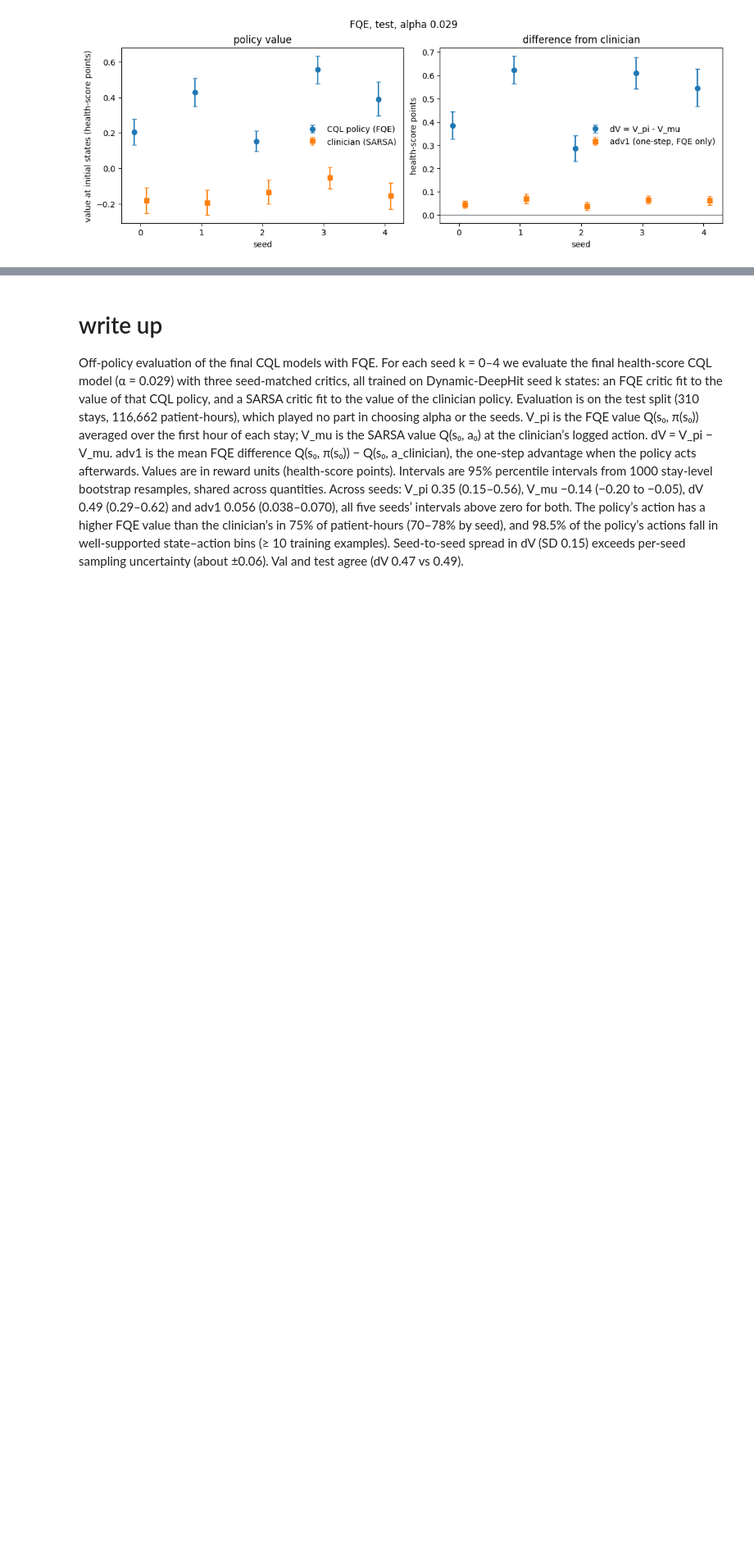
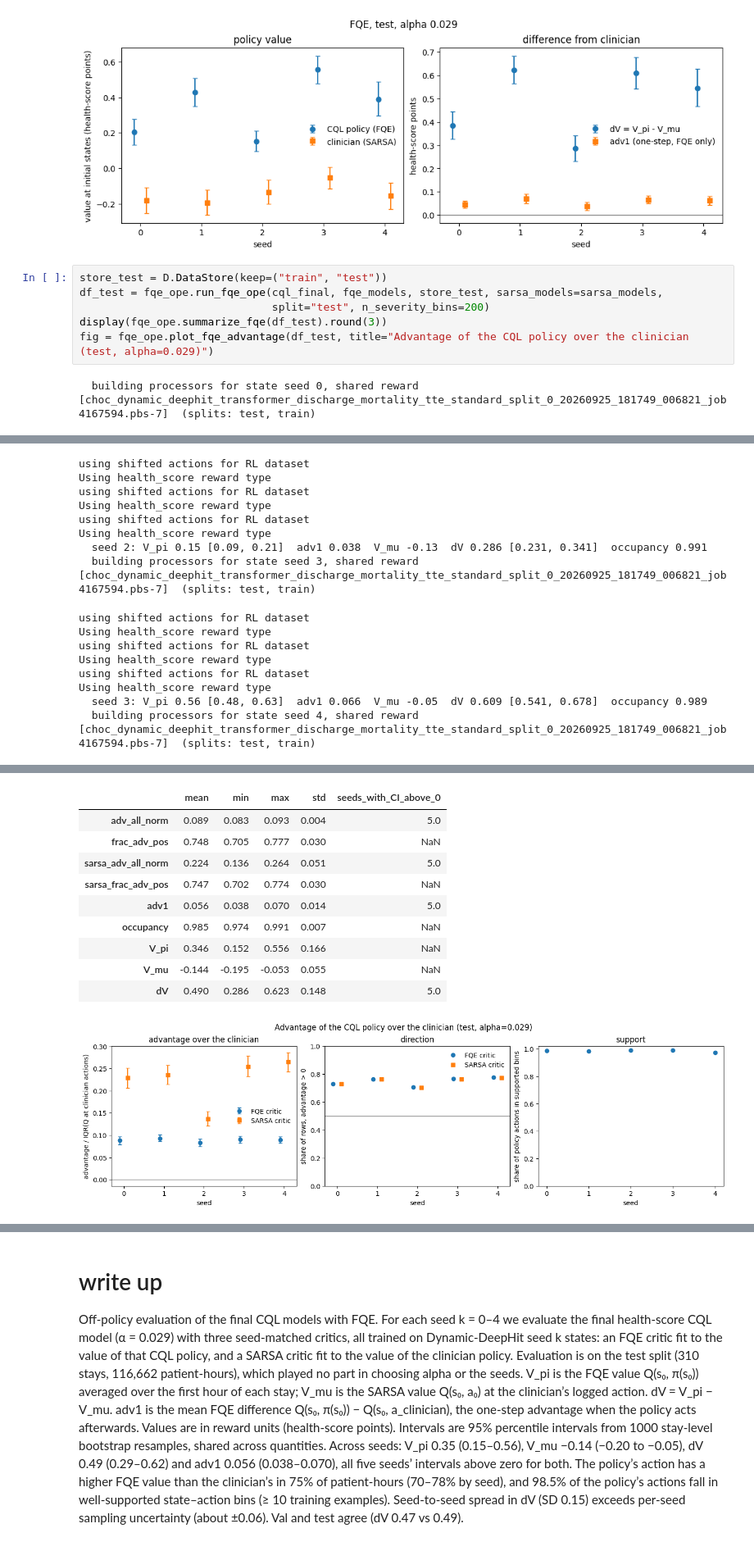
Before and after one commit to jakeormond/ai_clinician_pediatric_rl, a Jupyter notebook: src/rl/evaluate_fqe_final_seeds.ipynb, the cells around one changed output, grey strips where cells are left out. Shown at 82% size. Saved outputs shown, nothing was run; the diff lists cells and outputs as text; blank space fills up the shorter version.

```diff
--- a/src/rl/evaluate_fqe_final_seeds.ipynb
+++ b/src/rl/evaluate_fqe_final_seeds.ipynb
@@ -170,3 +170,11 @@ Pairing (CQL seed <-> FQE seed):
 | frac_adv_pos | 0.748 | 0.705 | 0.777 | 0.030 | NaN |
 | occupancy | 0.985 | 0.974 | 0.991 | 0.007 | NaN |
 [figure]
+# %%
+store_test = D.DataStore(keep=("train", "test"))
+df_test = fqe_ope.run_fqe_ope(cql_final, fqe_models, store_test, sarsa_models=sarsa_models,
+                              split="test", n_severity_bins=200)
+display(fqe_ope.summarize_fqe(df_test).round(3))
+fig = fqe_ope.plot_fqe_advantage(df_test, title="Advantage of the CQL policy over the clinician (test, alpha=0.029)")
+# %% [output]
+  building processors for state seed 0, shared reward [choc_dynamic_deephit_transformer_discharge_mortality_tte_standard_split_0_20260925_181749_006821_job4167594.pbs-7]  (splits: test, train)
@@ -172,0 +197,16 @@ Pairing (CQL seed <-> FQE seed):
+using shifted actions for RL dataset
+Using health_score reward type
+using shifted actions for RL dataset
+Using health_score reward type
+using shifted actions for RL dataset
+Using health_score reward type
+  seed 2: V_pi 0.15 [0.09, 0.21]  adv1 0.038  V_mu -0.13  dV 0.286 [0.231, 0.341]  occupancy 0.991
+  building processors for state seed 3, shared reward [choc_dynamic_deephit_transformer_discharge_mortality_tte_standard_split_0_20260925_181749_006821_job4167594.pbs-7]  (splits: test, train)
+using shifted actions for RL dataset
+Using health_score reward type
+using shifted actions for RL dataset
+Using health_score reward type
+using shifted actions for RL dataset
+Using health_score reward type
+  seed 3: V_pi 0.56 [0.48, 0.63]  adv1 0.066  V_mu -0.05  dV 0.609 [0.541, 0.678]  occupancy 0.989
+  building processors for state seed 4, shared reward [choc_dynamic_deephit_transformer_discharge_mortality_tte_standard_split_0_20260925_181749_006821_job4167594.pbs-7]  (splits: test, train)
@@ -172,0 +228,11 @@ Pairing (CQL seed <-> FQE seed):
+|  | mean | min | max | std | seeds_with_CI_above_0 |
+| adv_all_norm | 0.089 | 0.083 | 0.093 | 0.004 | 5.0 |
+| frac_adv_pos | 0.748 | 0.705 | 0.777 | 0.030 | NaN |
+| sarsa_adv_all_norm | 0.224 | 0.136 | 0.264 | 0.051 | 5.0 |
+| sarsa_frac_adv_pos | 0.747 | 0.702 | 0.774 | 0.030 | NaN |
+| adv1 | 0.056 | 0.038 | 0.070 | 0.014 | 5.0 |
+| occupancy | 0.985 | 0.974 | 0.991 | 0.007 | NaN |
+| V_pi | 0.346 | 0.152 | 0.556 | 0.166 | NaN |
+| V_mu | -0.144 | -0.195 | -0.053 | 0.055 | NaN |
+| dV | 0.490 | 0.286 | 0.623 | 0.148 | 5.0 |
+[figure, added]
```
Also changed, not shown: parts of 2 cells of this notebook, 2 other files.
